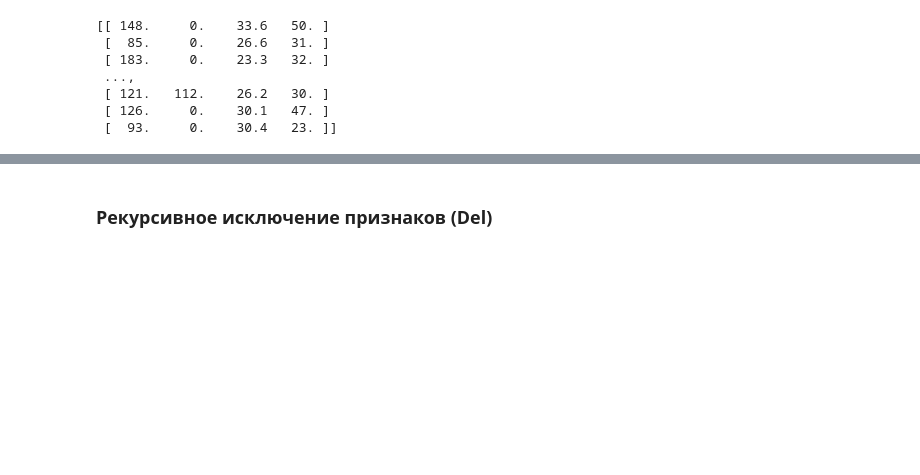
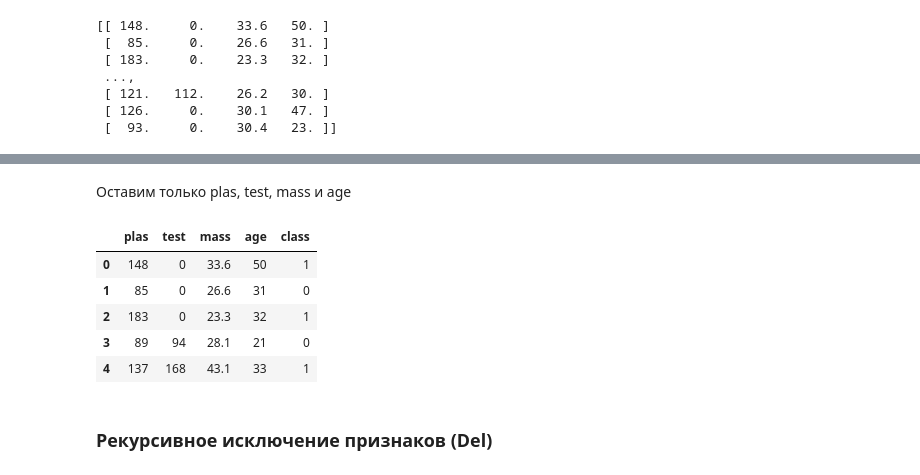
Before and after one commit to ml-mipt/ml-mipt-part2, a Jupyter notebook: seminars/sem03_model_selection/seminar3.ipynb, the cells around one changed output, grey strips where cells are left out. Drawn from its saved outputs; the diff is of its cells as text; code cells hidden in the pictures; blank space fills up the shorter version.

```diff
--- a/seminars/sem03_model_selection/seminar3.ipynb
+++ b/seminars/sem03_model_selection/seminar3.ipynb
@@ -513,0 +524,7 @@ print(features[:,:])
+# %%
+# load data
+url = "https://archive.ics.uci.edu/ml/machine-learning-databases/pima-indians-diabetes/pima-indians-diabetes.data"
+names = ['preg', 'plas', 'pres', 'skin', 'test', 'mass', 'pedi', 'age', 'class']
+dataframe = pandas.read_csv(url, names=names)
+
+dataframe.head()
@@ -513,0 +538,12 @@ print(features[:,:])
+# %% [markdown]
+Оставим только plas, test, mass и age
+# %%
+select1=dataframe[['plas','test','mass','age','class']]
+select1.head()
+# %% [output]
+|  | plas | test | mass | age | class |
+| 0 | 148 | 0 | 33.6 | 50 | 1 |
+| 1 | 85 | 0 | 26.6 | 31 | 0 |
+| 2 | 183 | 0 | 23.3 | 32 | 1 |
+| 3 | 89 | 94 | 28.1 | 21 | 0 |
+| 4 | 137 | 168 | 43.1 | 33 | 1 |
```
Also changed, not shown: parts of 53 cells of this notebook.
